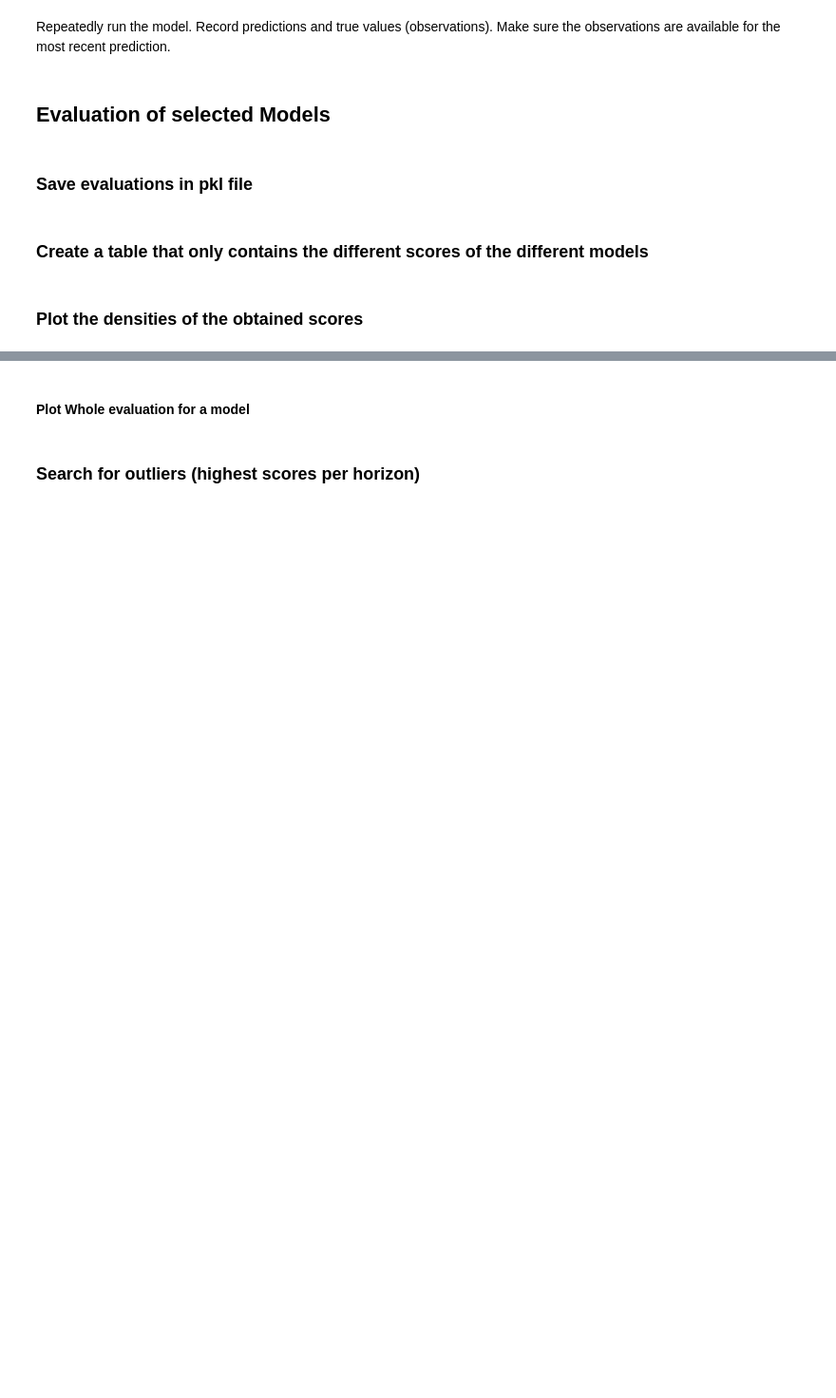
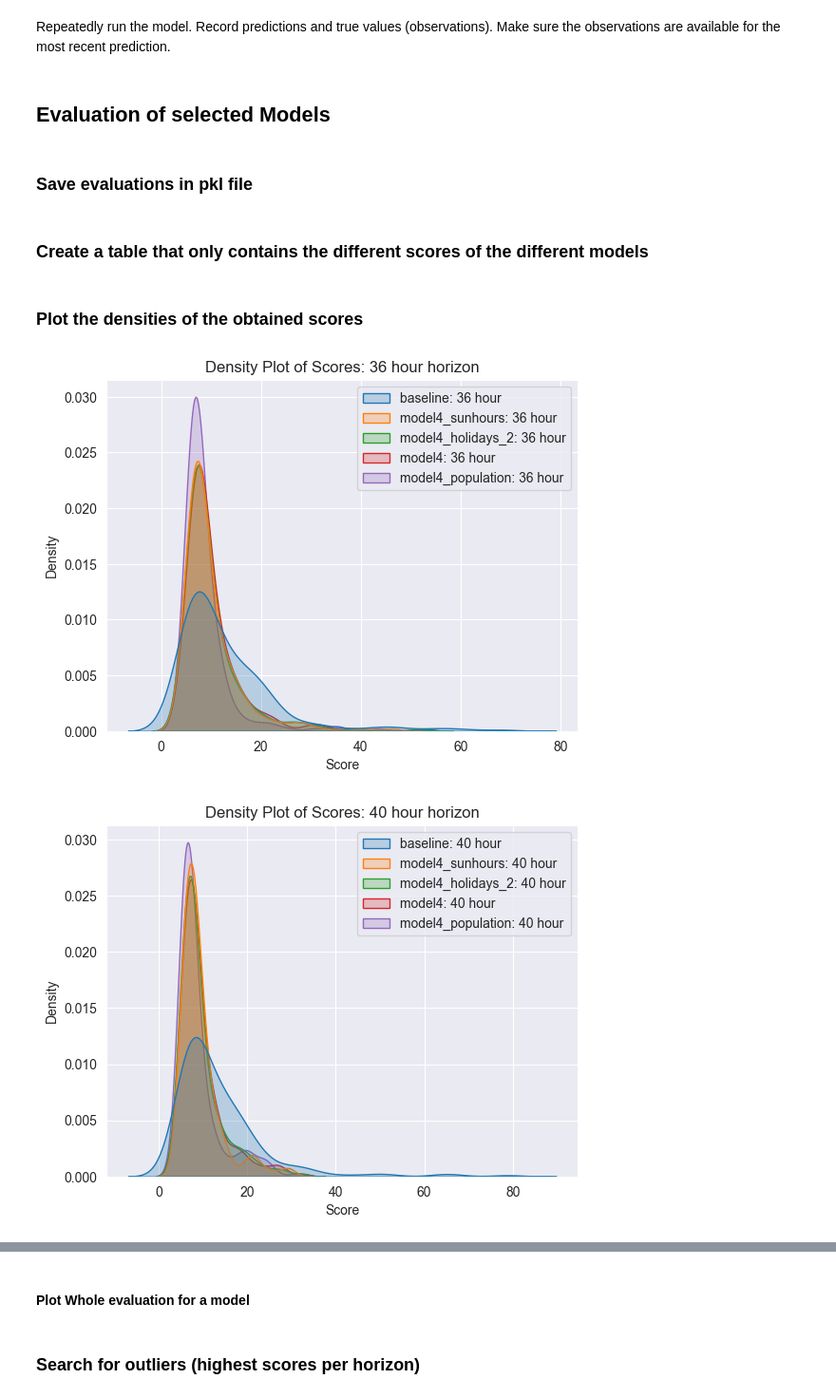
Before and after one commit to EliasKng/PTSFC, a Jupyter notebook: Energy/cross_validate_energy.ipynb, the cells around one changed output, grey strips where cells are left out. Shown at 95% size. Cells and saved outputs as stored; diff of their text form; code cells hidden in the pictures; blank space fills up the shorter version.

```diff
--- a/Energy/cross_validate_energy.ipynb
+++ b/Energy/cross_validate_energy.ipynb
@@ -82,6 +82,7 @@ def evaluate_model(model, df, last_x, years, months, weeks):
 # %%
 
 
+from Energy.Models.Model4_holidays_2 import model4_holidays_2
 from Energy.Models.Model4_sunhours import model4_sunhours
 
 models = [
@@ -110,6 +111,10 @@ models = [
         'function': model4_sunhours
     },
     {
+        'name': 'model4_holidays_2',
+        'function': model4_holidays_2
+    },
+    {
         'name': 'model4',
         'function': model4
     },
@@ -126,10 +131,10 @@ evaluate_models(models, df_cval, last_x=100, weeks=True)
 # %% [markdown]
 ### Save evaluations in pkl file
 # %%
-with open('./Model evaluations/bl_m3_MM-bl-m3.pkl', 'wb') as f:
+with open('./Model evaluations/bl_m4_sun_holiday_population.pkl', 'wb') as f:
     pickle.dump(models, f)
 
-# with open('model_evaluations.pkl', 'rb') as f:
+# with open('./Model evaluations/bl_m3_MM-bl-m3.pkl', 'rb') as f:
 #     models = pickle.load(f)
 # %% [markdown]
 ### Create a table that only contains the different scores of the different models
@@ -156,16 +161,20 @@ score_df
 # %% [markdown]
 ### Plot the densities of the obtained scores
 # %%
-models_display = ['baseline','model4','model4_population']
+# models_display = ['model4','model4_holidays_2']
+models_display = ['baseline', 'model4_sunhours', 'model4_holidays_2', 'model4', 'model4_population']
 for h in [str(h) + " hour" for h in [36, 40, 44, 60, 64, 68]]:
     # sns.kdeplot(data=score_df.loc[:,[f'baseline: {h}',f'model3: {h}',f'MM_baseline_model3: {h}']], fill=True)
     sns.kdeplot(data=score_df.loc[:,[f'{m}: {h}' for m in models_display]], fill=True)
 
     # Adding labels and title
     plt.xlabel('Score')
     plt.ylabel('Density')
     plt.title(f'Density Plot of Scores: {h} horizon')
 
     # Display the plot
     plt.savefig(f'plots/density_plot_{h.replace(" ", "_")}.png')
     plt.show()
+# %% [output]
+[figure, added]
+[figure, added]
```
Also changed, not shown: parts of 5 cells of this notebook, 2 other files.
